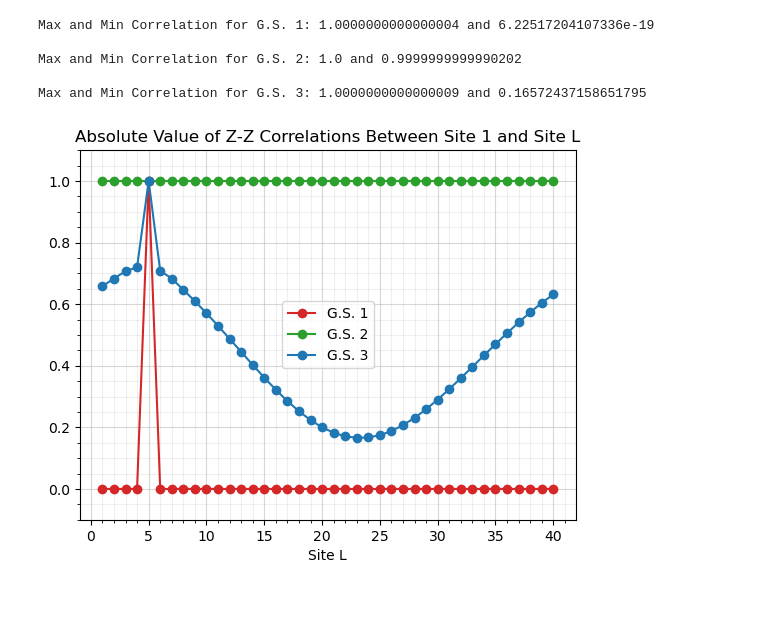
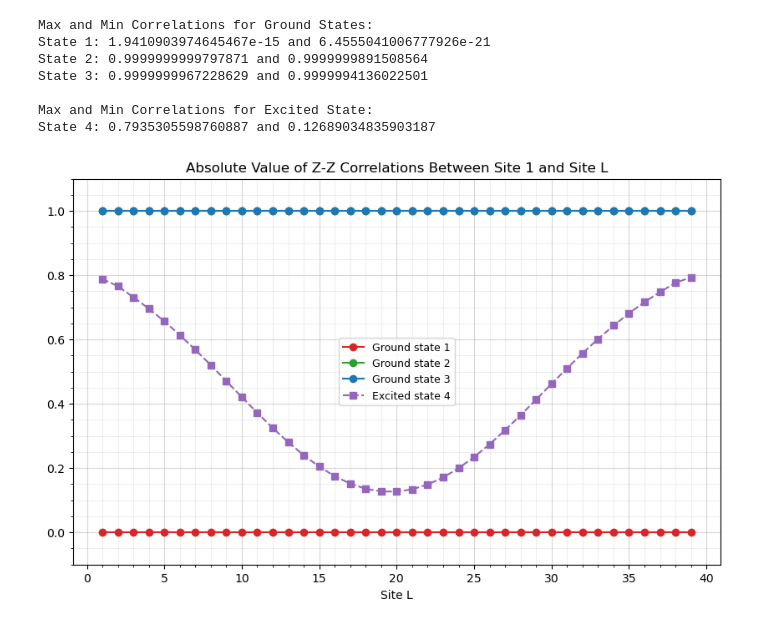
Before and after one commit to wholdhus/majorana_chain_dynamics, a Jupyter notebook: Exact G.S. Hamiltonian.ipynb, the cells around one changed output. Saved outputs shown, nothing was run; the diff lists cells and outputs as text; code cells hidden in the pictures; blank space fills up the shorter version.

```diff
--- a/Exact G.S. Hamiltonian.ipynb
+++ b/Exact G.S. Hamiltonian.ipynb
@@ -129,44 +150,58 @@ After sweep 10 energy=-9.00612917575927e-13  maxlinkdim=133 maxerr=3.43E-16 time
 # %%
 using PythonPlot
 
-# Get the absolute values of correlations for all three G.S.
-abs_C1zz = abs.(C1zz[5, :])
-abs_C2zz = abs.(C2zz[5, :])
-abs_C3zz = abs.(C3zz[5, :])
+# Get the absolute values of correlations for all states
+abs_C1zz = abs.(C1zz[1, 2:end])
+abs_C2zz = abs.(C2zz[1, 2:end])
+abs_C3zz = abs.(C3zz[1, 2:end])
+abs_C4zz = abs.(C4zz[1, 2:end])  # Excited state
 
-# Plot the Z-Z correlation between site 1 and site L for all three G.S.
+figure(figsize=(10, 6))
+
+# Plot the Z-Z correlations for ground states
 x1 = collect(1:length(abs_C1zz))
-plot(x1, abs_C1zz, marker="o", linestyle="-", color="tab:red", linewidth=1.5)
+plot(x1, abs_C1zz, marker="o", linestyle="-", color="tab:red", linewidth=1.5,
+     label="Ground state $(ground_state_labels[1])")
 
 x2 = collect(1:length(abs_C2zz))
-plot(x2, abs_C2zz, marker="o", linestyle="-", color="tab:green", linewidth=1.5)
+plot(x2, abs_C2zz, marker="o", linestyle="-", color="tab:green", linewidth=1.5,
+     label="Ground state $(ground_state_labels[2])")
 
 x3 = collect(1:length(abs_C3zz))
-plot(x3, abs_C3zz, marker="o", linestyle="-", color="tab:blue", linewidth=1.5)
+plot(x3, abs_C3zz, marker="o", linestyle="-", color="tab:blue", linewidth=1.5,
+     label="Ground state $(ground_state_labels[3])")
 
-legend(["G.S. 1", "G.S. 2", "G.S. 3"])
+# Plot the Z-Z correlations for excited state
+x4 = collect(1:length(abs_C4zz))
+plot(x4, abs_C4zz, marker="s", linestyle="--", color="tab:purple", linewidth=1.5,
+     label="Excited state $(excited_state_label)")
+
+legend(fontsize=9)
 xlabel("Site L")
 title("Absolute Value of Z-Z Correlations Between Site 1 and Site L")
 grid(true, which="major", alpha=0.5)
 grid(true, which="minor", alpha=0.2)
 
-# Adjusting graph to show the data better
-ymax = max(maximum(abs_C1zz), maximum(abs_C2zz), maximum(abs_C3zz))
-ymin = min(minimum(abs_C1zz), minimum(abs_C2zz), minimum(abs_C3zz))
+# Adjusting graph
+ymax = max(maximum(abs_C1zz), maximum(abs_C2zz), maximum(abs_C3zz), maximum(abs_C4zz))
+ymin = min(minimum(abs_C1zz), minimum(abs_C2zz), minimum(abs_C3zz), minimum(abs_C4zz))
 ylim(ymin - 0.1, ymax + 0.1)
 minorticks_on()
 
-# Print max and min values for reference
-println("Max and Min Correlation for G.S. 1: ", maximum(abs_C1zz), " and ", minimum(abs_C1zz))
+# Print max and min values for reference, including which original state they came from
+println("Max and Min Correlations for Ground States:")
+println("State $(ground_state_labels[1]): ", maximum(abs_C1zz), " and ", minimum(abs_C1zz))
+println("State $(ground_state_labels[2]): ", maximum(abs_C2zz), " and ", minimum(abs_C2zz))
+println("State $(ground_state_labels[3]): ", maximum(abs_C3zz), " and ", minimum(abs_C3zz))
+println("\nMax and Min Correlations for Excited State:")
+println("State $(excited_state_label): ", maximum(abs_C4zz), " and ", minimum(abs_C4zz))
 println()
-println("Max and Min Correlation for G.S. 2: ", maximum(abs_C2zz), " and ", minimum(abs_C2zz))
-println()
-println("Max and Min Correlation for G.S. 3: ", maximum(abs_C3zz), " and ", minimum(abs_C3zz))
-println()
 # %% [output]
-Max and Min Correlation for G.S. 1: 1.0000000000000004 and 6.22517204107336e-19
+Max and Min Correlations for Ground States:
+State 1: 1.9410903974645467e-15 and 6.4555041006777926e-21
+State 2: 0.9999999999797871 and 0.9999999891508564
+State 3: 0.9999999967228629 and 0.9999994136022501
 
-Max and Min Correlation for G.S. 2: 1.0 and 0.9999999999990202
-
-Max and Min Correlation for G.S. 3: 1.0000000000000009 and 0.16572437158651795
+Max and Min Correlations for Excited State:
+State 4: 0.7935305598760887 and 0.12689034835903187
-[figure, old version]
+[figure, new version]
```
Also changed, not shown: parts of 1 cell of this notebook.
